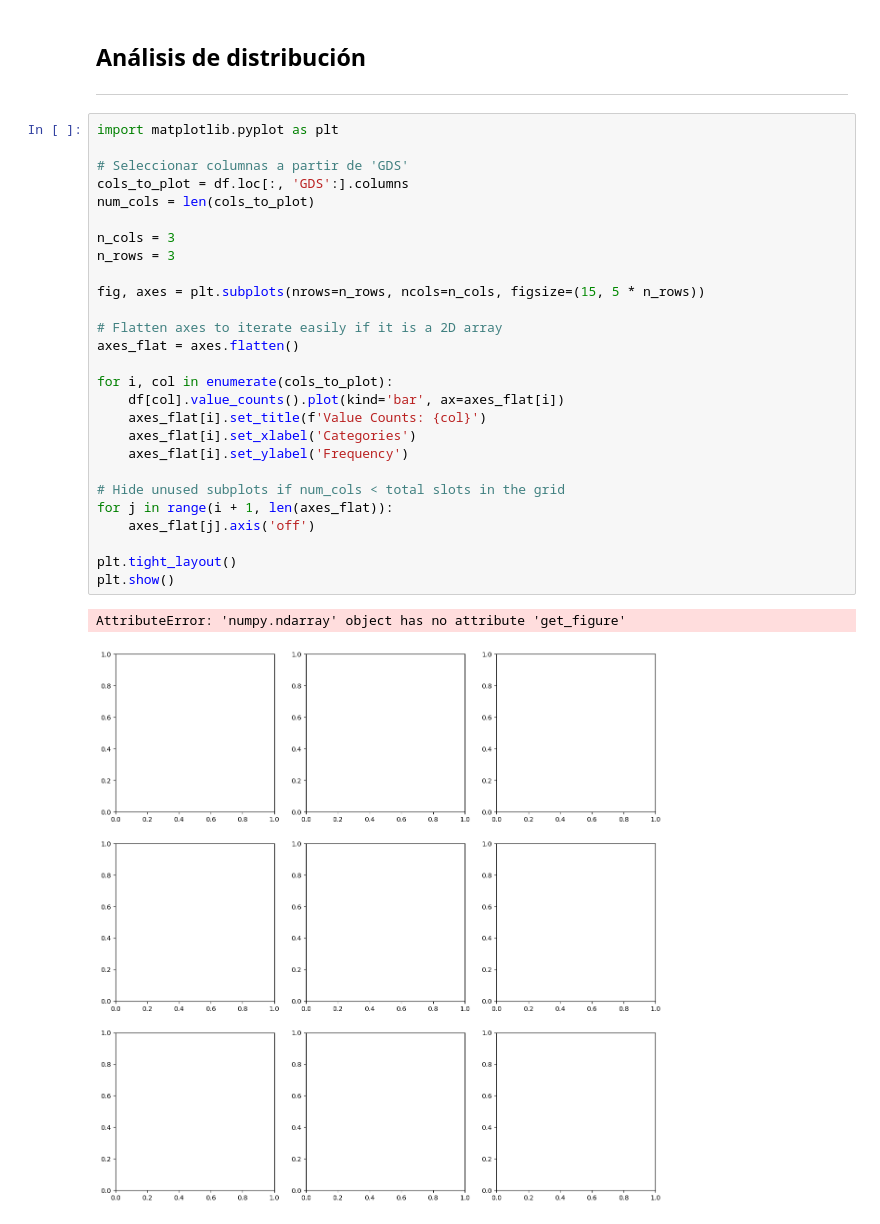
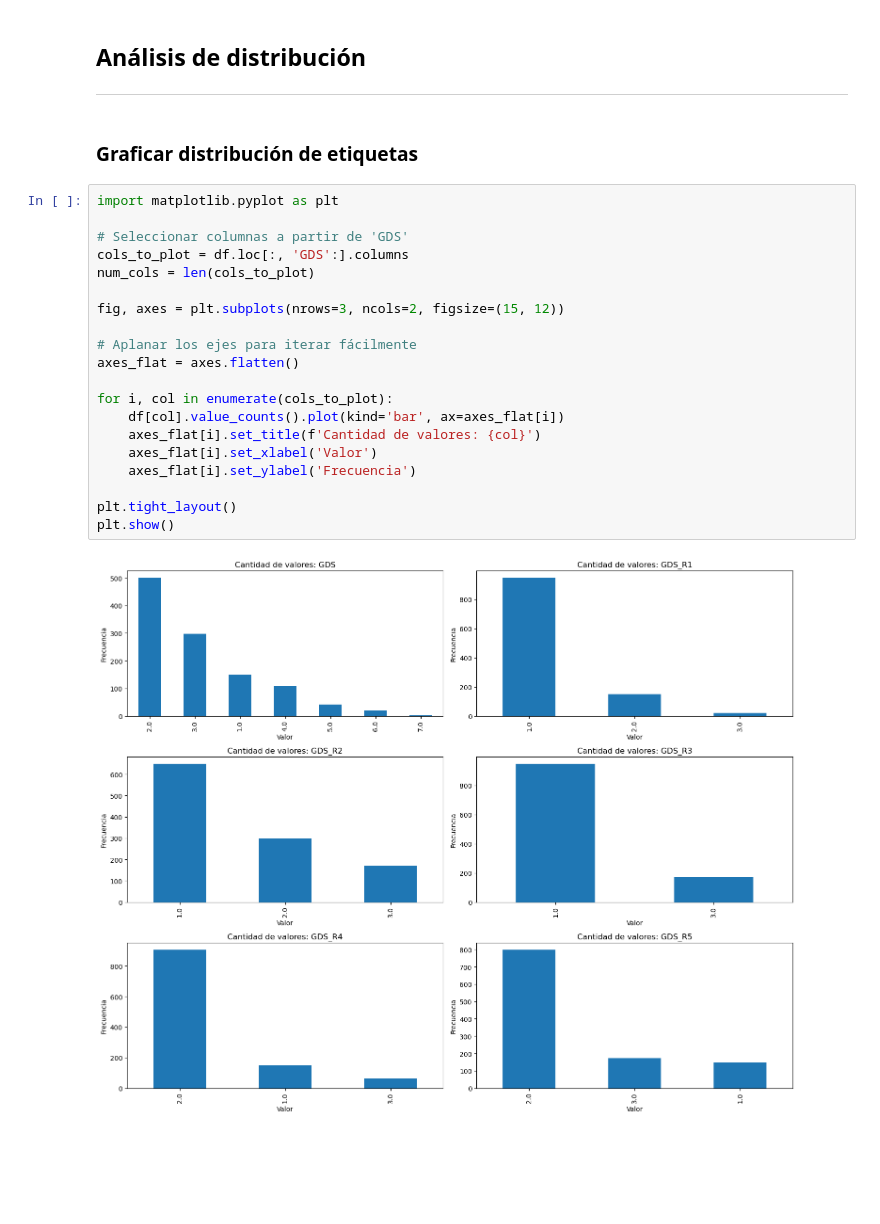
Before and after one commit to Menderin/Taller-1-Deep-Learning, a Jupyter notebook: notebooks/exploracion.ipynb, the cells around one changed output. Cells and saved outputs as stored; diff of their text form; blank space fills up the shorter version.

```diff
--- a/notebooks/exploracion.ipynb
+++ b/notebooks/exploracion.ipynb
@@ -134,33 +134,27 @@ Este paso no es necesario ya que se comprobó que:
 # %% [markdown]
 ## Análisis de distribución
 ---
+# %% [markdown]
+### Graficar distribución de etiquetas
 # %%
 import matplotlib.pyplot as plt
 
 # Seleccionar columnas a partir de 'GDS'
 cols_to_plot = df.loc[:, 'GDS':].columns
 num_cols = len(cols_to_plot)
 
-n_cols = 3
-n_rows = 3
+fig, axes = plt.subplots(nrows=3, ncols=2, figsize=(15, 12))
 
-fig, axes = plt.subplots(nrows=n_rows, ncols=n_cols, figsize=(15, 5 * n_rows))
-
-# Flatten axes to iterate easily if it is a 2D array
+# Aplanar los ejes para iterar fácilmente
 axes_flat = axes.flatten()
 
 for i, col in enumerate(cols_to_plot):
     df[col].value_counts().plot(kind='bar', ax=axes_flat[i])
-    axes_flat[i].set_title(f'Value Counts: {col}')
-    axes_flat[i].set_xlabel('Categories')
-    axes_flat[i].set_ylabel('Frequency')
-
-# Hide unused subplots if num_cols < total slots in the grid
-for j in range(i + 1, len(axes_flat)):
-    axes_flat[j].axis('off')
+    axes_flat[i].set_title(f'Cantidad de valores: {col}')
+    axes_flat[i].set_xlabel('Valor')
+    axes_flat[i].set_ylabel('Frecuencia')
 
 plt.tight_layout()
 plt.show()
 # %% [output]
-AttributeError: 'numpy.ndarray' object has no attribute 'get_figure'
-[figure, old version]
+[figure, new version]
```
Also changed, not shown: parts of 8 cells of this notebook, 13 other files.
